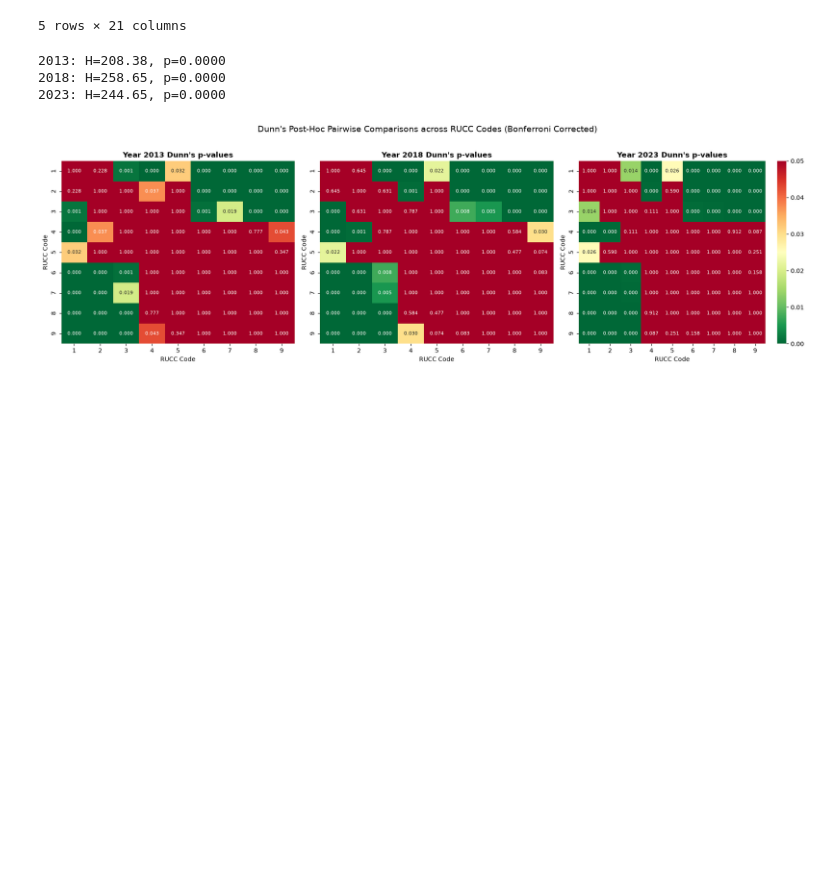
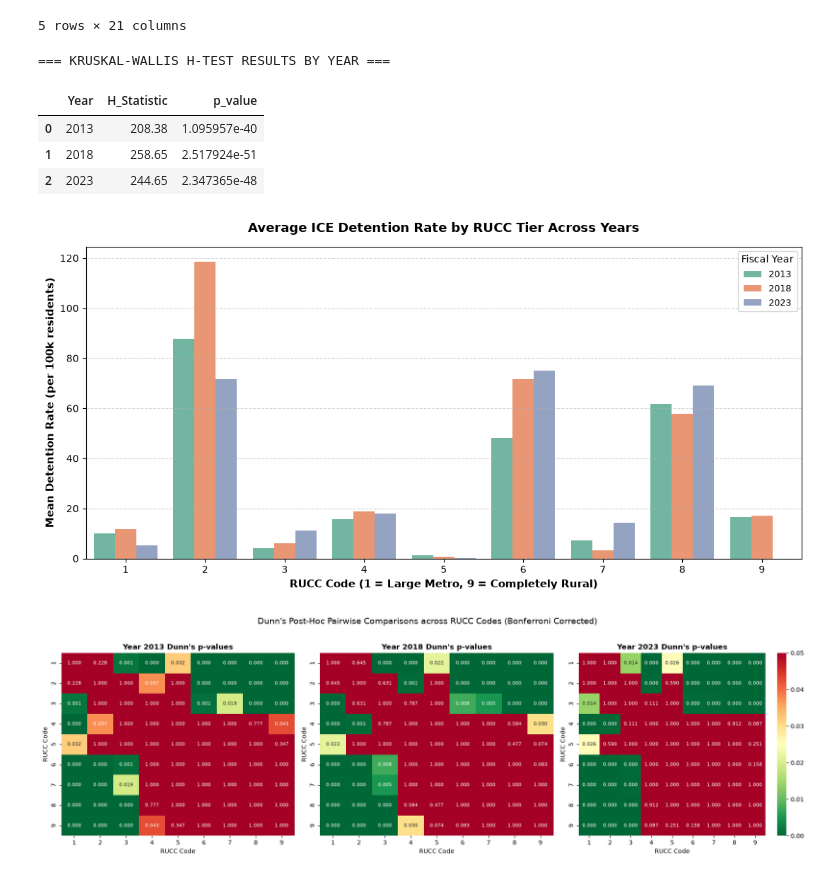
Before and after one commit to steveg-ds/RHIP, a Jupyter notebook: RSS-Analysis.ipynb, the cells around one changed output. Cells and saved outputs as stored; diff of their text form; code cells hidden in the pictures; blank space fills up the shorter version.

Commit message:
feat(rss): add RUCC level bar plot for average detention rate across years

```diff
--- a/RSS-Analysis.ipynb
+++ b/RSS-Analysis.ipynb
@@ -624,49 +624,53 @@ Aggregated df_county shape: (9322, 21)
 | 4 | 2013 | 1009 | 57623.0 | 0.4144 | 0.074137 | 0.132083 | 0.097285 | 0.230062 | ... |
 5 rows × 21 columns
 # %%
-# Kruskal-Wallis H-test & H-Statistic Bar Chart Visualization (per year)
+# Kruskal-Wallis H-test & RUCC Tier Bar Plot Visualization (per year)
 import scipy.stats as stats
 import matplotlib.pyplot as plt
+import seaborn as sns
 import pandas as pd
 
+# 1. Kruskal-Wallis H-Test Summary Table
 h_results = []
 for yr in [2013, 2018, 2023]:
     sub = df_county[df_county['year'] == yr]
     groups = [
         grp['detention_rate'].dropna().values
         for _, grp in sub.groupby('RUCC')
     ]
     stat, p = stats.kruskal(*groups)
-    h_results.append({'Year': yr, 'H_Statistic': stat, 'p_value': p})
+    h_results.append({'Year': yr, 'H_Statistic': round(stat, 2), 'p_value': p})
 
 h_df = pd.DataFrame(h_results)
 print("=== KRUSKAL-WALLIS H-TEST RESULTS BY YEAR ===")
 display(h_df)
 
-# Plot Kruskal-Wallis H-Statistic Magnitude Bar Chart
-fig, ax = plt.subplots(figsize=(8, 4.5))
-bars = ax.bar(h_df['Year'].astype(str), h_df['H_Statistic'], color=['#3498db', '#e74c3c', '#2ecc71'], width=0.5)
+# 2. Bar Plot of Average Detention Rate by RUCC Code (1-9) and Year
+fig, ax = plt.subplots(figsize=(11, 5.5))
 
-for bar in bars:
-    height = bar.get_height()
-    ax.annotate(f'H = {height:.2f}\n(p < 0.0001)',
-                xy=(bar.get_x() + bar.get_width() / 2, height),
-                xytext=(0, 5),
-                textcoords='offset points',
-                ha='center', va='bottom', fontsize=10, fontweight='bold')
+rucc_df = df_county.dropna(subset=['detention_rate', 'RUCC']).copy()
+rucc_df['RUCC'] = rucc_df['RUCC'].astype(int)
 
-ax.set_ylabel('Kruskal-Wallis H-Statistic', fontsize=11, fontweight='bold')
-ax.set_xlabel('Fiscal Year', fontsize=11, fontweight='bold')
-ax.set_title('Overall Rural-Urban Detention Disparity (Kruskal-Wallis H-Test by Year)', fontsize=12, fontweight='bold', pad=15)
-ax.set_ylim(0, max(h_df['H_Statistic']) * 1.25)
+sns.barplot(
+    data=rucc_df, x='RUCC', y='detention_rate', hue='year',
+    palette='Set2', errorbar=None, ax=ax
+)
+
+ax.set_xlabel('RUCC Code (1 = Large Metro, 9 = Completely Rural)', fontsize=11, fontweight='bold')
+ax.set_ylabel('Mean Detention Rate (per 100k residents)', fontsize=11, fontweight='bold')
+ax.set_title('Average ICE Detention Rate by RUCC Tier Across Years', fontsize=13, fontweight='bold', pad=15)
+ax.legend(title='Fiscal Year', title_fontsize='10', fontsize='9')
 ax.grid(axis='y', linestyle='--', alpha=0.5)
 
 plt.tight_layout()
 plt.show()
 # %% [output]
-2013: H=208.38, p=0.0000
-2018: H=258.65, p=0.0000
-2023: H=244.65, p=0.0000
+=== KRUSKAL-WALLIS H-TEST RESULTS BY YEAR ===
+|  | Year | H_Statistic | p_value |
+| 0 | 2013 | 208.38 | 1.095957e-40 |
+| 1 | 2018 | 258.65 | 2.517924e-51 |
+| 2 | 2023 | 244.65 | 2.347365e-48 |
+[figure, added]
 # %%
 # Dunn's post-hoc with Bonferroni correction & Heatmap Visualization (per year)
 import matplotlib.pyplot as plt
```
